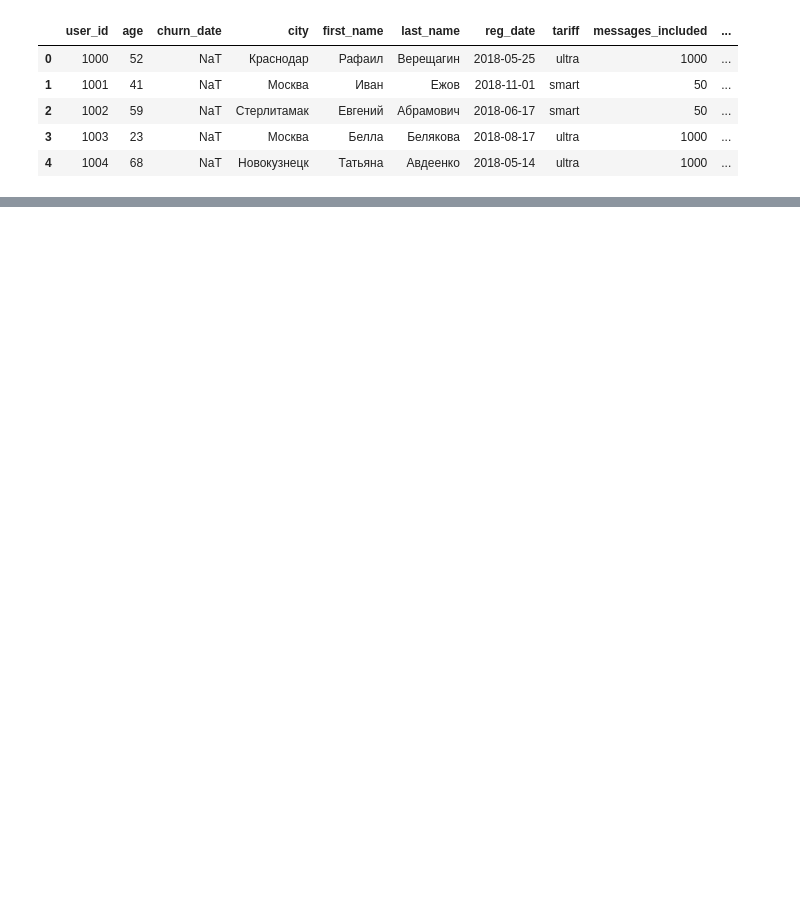
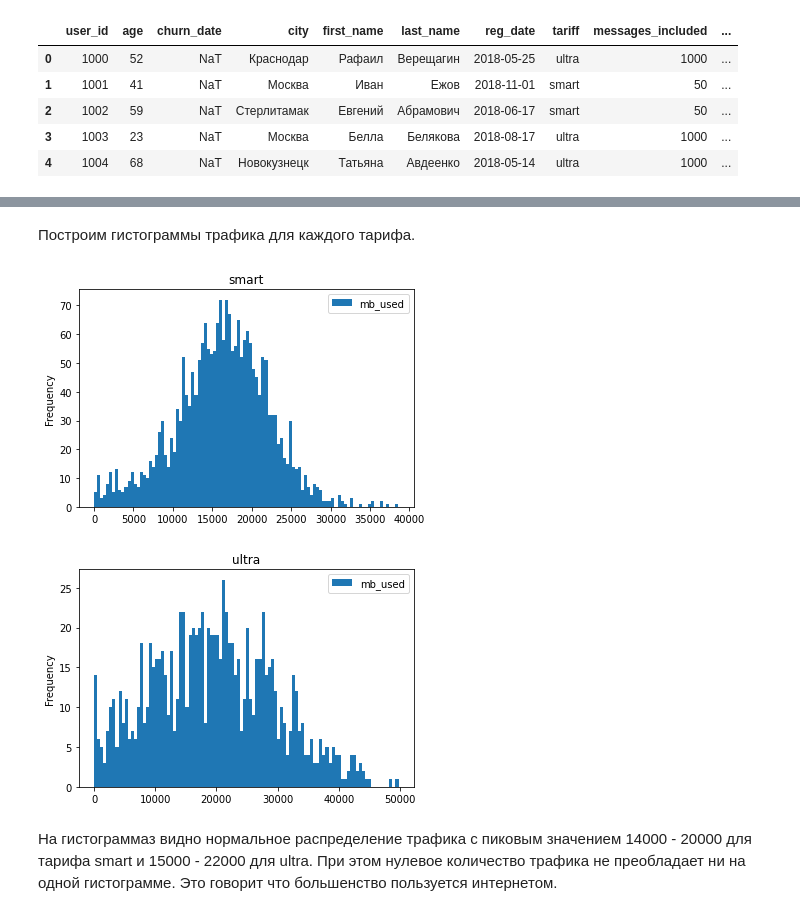
Before and after one commit to kozyreviva/Data_Science, a Jupyter notebook: statistical_analysis.ipynb, the cells around one changed output, grey strips where cells are left out. Cells and saved outputs as stored; diff of their text form; code cells hidden in the pictures; blank space fills up the shorter version.

```diff
--- a/statistical_analysis.ipynb
+++ b/statistical_analysis.ipynb
@@ -359,0 +522,7 @@ df_users_messages = users_df.join(messages_df.set_index("user_id"),how = "outer"
+# %%
+for name, group_df in df_combine.groupby("tariff"):                             #выовод в цикле значений для каждого тарифа
+  print(name)
+  print("Среднее: ", group_df.query("tariff == @name")["mb_used"].mean())
+  print("Дисперсия: ", group_df.query("tariff == @name")["mb_used"].var())
+  print("Стандартное отклонение: ",group_df.query("tariff == @name")["mb_used"].std())
+  print("")
@@ -359,0 +539,10 @@ df_users_messages = users_df.join(messages_df.set_index("user_id"),how = "outer"
+# %% [markdown]
+Построим гистограммы трафика для каждого тарифа.
+# %%
+for name, group_df in df_combine.groupby("tariff"):                             #постройка гистограмм для каждого тарифа
+  group_df.plot(y = "mb_used", kind = "hist", title = name, bins = 100)
+# %% [output]
+[figure, added]
+[figure, added]
+# %% [markdown]
+На гистограммаз видно нормальное распределение трафика с пиковым значением 14000 - 20000 для тарифа smart и 15000 - 22000 для ultra. При этом нулевое количество трафика не преобладает ни на одной гистограмме. Это говорит что большенство пользуется интернетом.
```
Also changed, not shown: parts of 54 cells of this notebook.
